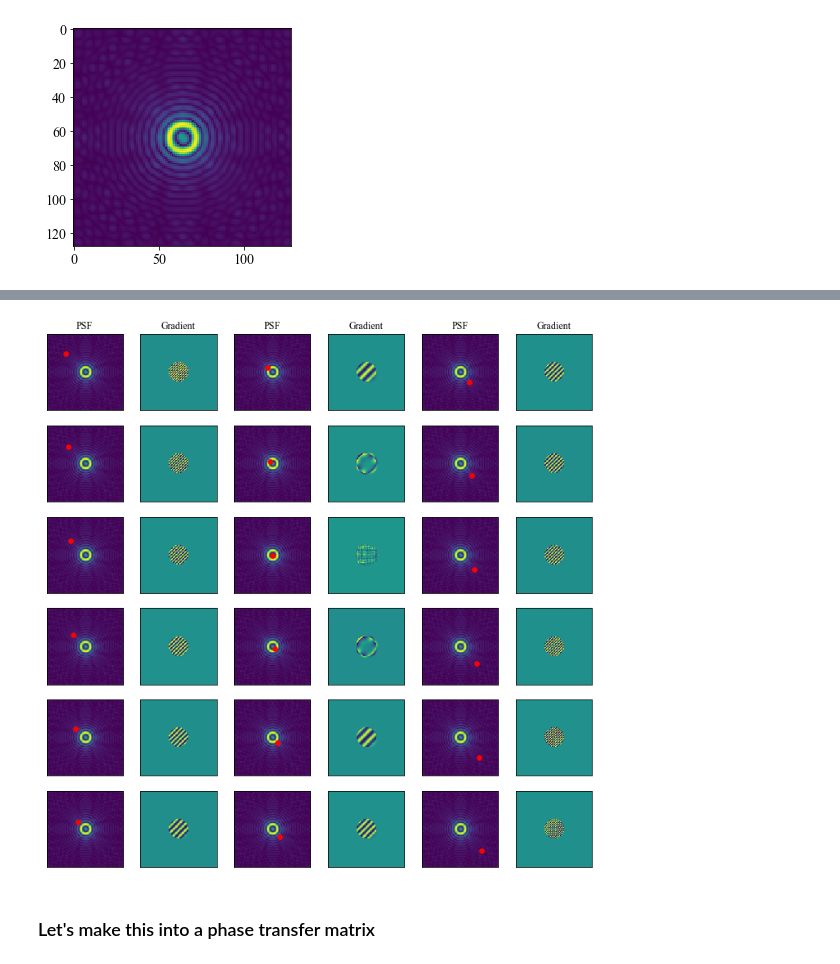
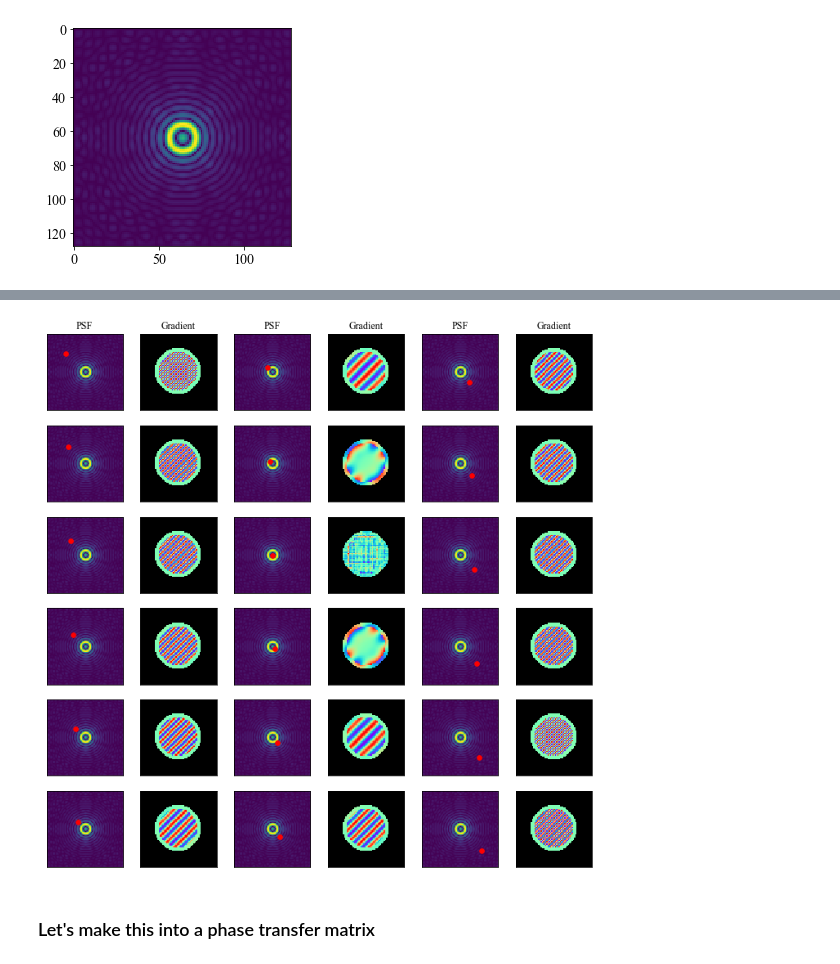
Before and after one commit to benjaminpope/anoroc, a Jupyter notebook: notebooks/toy_model.ipynb, the cells around one changed output, grey strips where cells are left out. Cells and saved outputs as stored; diff of their text form; code cells hidden in the pictures.

```diff
--- a/notebooks/toy_model.ipynb
+++ b/notebooks/toy_model.ipynb
@@ -31,7 +34,7 @@ fftfreq = np.fft.fftfreq
 
 dtor = np.pi/180.0
 # %%
-def make_pupil(radius,npix=128,rtot=20*u.m,offset=0.):
+def make_pupil(radius,npix=128,rtot=20*units.m,offset=0.):
     x = np.linspace(-npix/2.,npix/2.,npix)-offset
     x = x*rtot/npix
     xx, yy = np.meshgrid(x,x)
@@ -42,7 +45,7 @@ def make_pupil(radius,npix=128,rtot=20*u.m,offset=0.):
     pupil[mask] = 0
     return pupil.value
 # %%
-pupil = make_pupil(3*u.m)
+pupil = make_pupil(3*units.m)
 # %%
 plt.imshow(pupil)
 # %% [output]
@@ -153,7 +152,9 @@ indices = 32
 for j in [0,2,4]:
     for i in range(rows):
 #         print(indices)
-        ax[i,1+j].imshow(thisgrad[indices,indices,:,:])
+        ax[i,1+j].imshow(thisgrad[indices,indices,:,:],cmap=phasemap)
+        ax[i,1+j].set_xlim(32,128-32)
+        ax[i,1+j].set_ylim(128-32,32)
         ax[i,1+j].set_xticks([])
         ax[i,1+j].set_yticks([])
         if i ==0:
@@ -167,4 +168,5 @@ for j in [0,2,4]:
         indices += 4
 
 plt.savefig('jacobian.png',bbox_inches='tight')
+plt.savefig('../paper/jacobian.pdf',bbox_inches='tight')
 # %% [output]
@@ -233,7 +222,7 @@ plt.imshow(np.abs(stopped))
 <matplotlib.image.AxesImage at 0x...>
 [figure]
 # %%
-lyot = make_pupil(3*u.m*0.85,npix=128,rtot=20*u.m,offset=1)
+lyot = make_pupil(3*units.m*0.85,npix=128,rtot=20*units.m,offset=1)
 # %%
 lyot_plane = propagate(stopped)
 # %%
@@ -276,29 +265,34 @@ Wall time: 44.2 s
 # %%
 fig, ax = plt.subplots(6,6,figsize=(12, 12))
 columns = 2
 rows = 6
 indices = 32
 
 
 for j in [0,2,4]:
     for i in range(rows):
 #         print(indices)
-        ax[i,1+j].imshow(new_grad[indices,indices,:,:])
+        phases = new_grad[indices,indices,:,:]
+        phases[pupil==0] = np.nan
+        ax[i,1+j].imshow(phases,cmap=phasemap)
+        ax[i,1+j].set_xlim(32,128-32)
+        ax[i,1+j].set_ylim(128-32,32)
         ax[i,1+j].set_xticks([])
         ax[i,1+j].set_yticks([])
         if i ==0:
             ax[i,1+j].set_title('Gradient')
             ax[i,j].set_title('PSF')
 
         ax[i,j].imshow(speckles)
         ax[i,j].scatter(indices,indices,s=32,c='r')
         ax[i,j].set_xticks([])
         ax[i,j].set_yticks([])
         indices += 4
 
 plt.savefig('speckle_jacobian.png',bbox_inches='tight')
+plt.savefig('../paper/speckle_jacobian.pdf',bbox_inches='tight')
 # %% [output]
-[figure, old version]
+[figure, new version]
 # %% [markdown]
 ### Let's make this into a phase transfer matrix
 # %%
```
Also changed, not shown: parts of 19 cells of this notebook, 4 other files.
